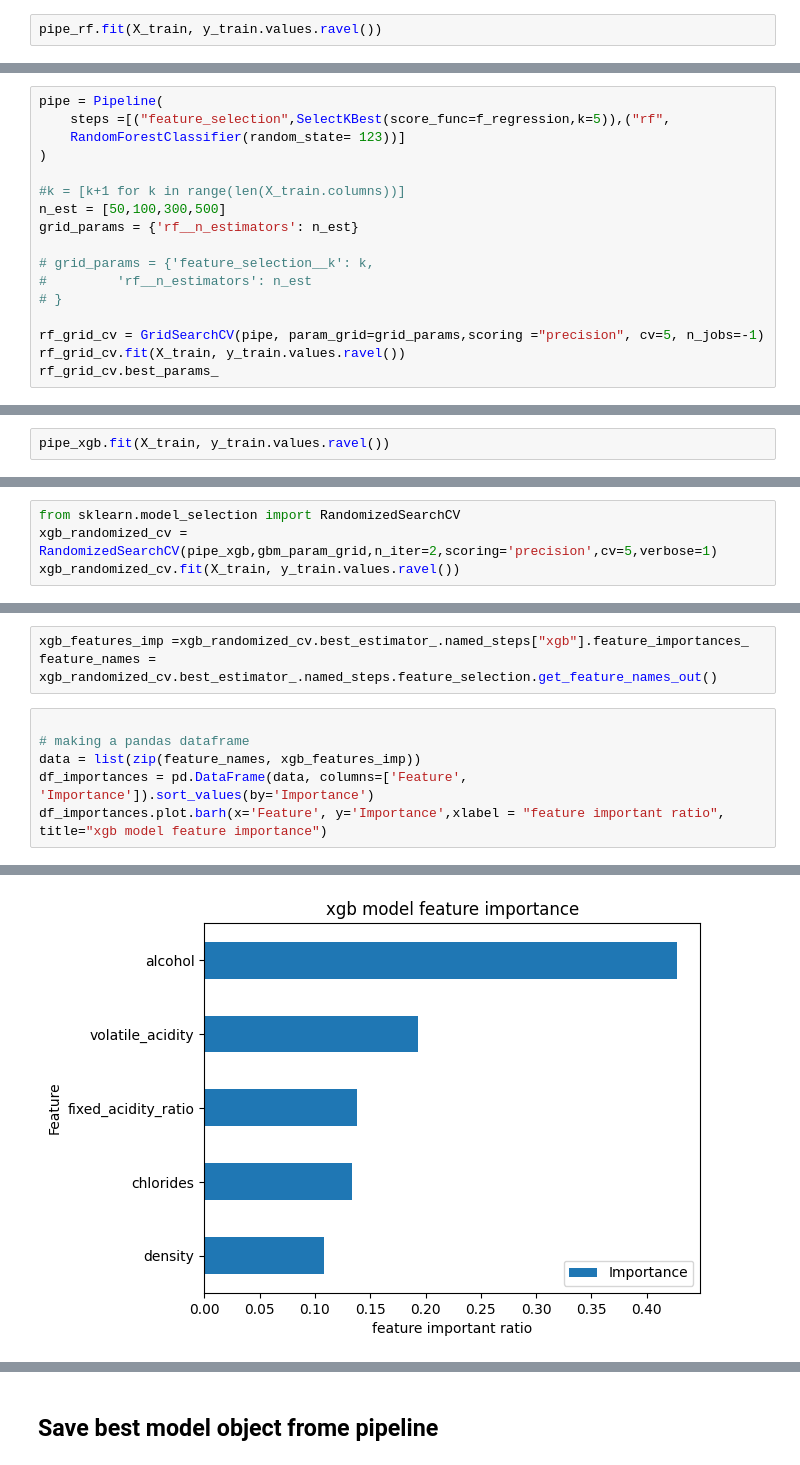
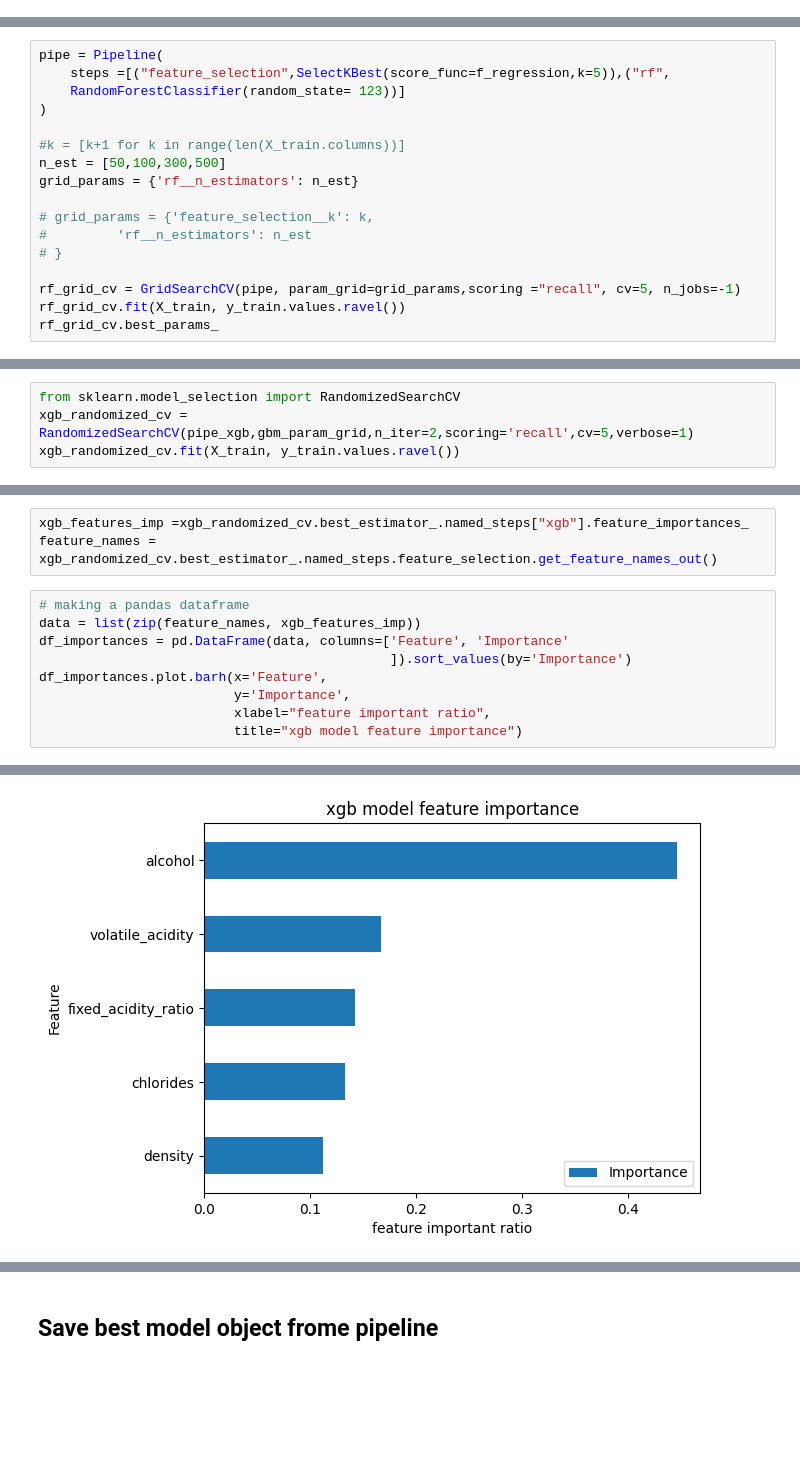
Before and after one commit to Gardenialover/Capstone_Two_Project, a Jupyter notebook: notebooks/modeling.ipynb, the cells around one changed output, grey strips where cells are left out. Drawn from its saved outputs; the diff is of its cells as text; blank space fills up the shorter version.

Commit message:
update modeling
trim the notebook for better organization

```diff
--- a/notebooks/modeling.ipynb
+++ b/notebooks/modeling.ipynb
@@ -229,5 +199,3 @@ pipe_rf = Pipeline(
     steps =[("feature_selection",SelectKBest(score_func=f_regression,k=5)),("rf",
     RandomForestClassifier(random_state= 123))]
 )
-# %%
-pipe_rf.fit(X_train, y_train.values.ravel())
@@ -277,7 +213,7 @@ grid_params = {'rf__n_estimators': n_est}
 #         'rf__n_estimators': n_est
 # }
 
-rf_grid_cv = GridSearchCV(pipe, param_grid=grid_params,scoring ="precision", cv=5, n_jobs=-1)
+rf_grid_cv = GridSearchCV(pipe, param_grid=grid_params,scoring ="recall", cv=5, n_jobs=-1)
 rf_grid_cv.fit(X_train, y_train.values.ravel())
 rf_grid_cv.best_params_
 # %% [output]
@@ -336,5 +292,3 @@ pipe_xgb = Pipeline(
     steps =[("feature_selection",SelectKBest(score_func=f_regression,k=5)),("xgb",
     XGBClassifier(objective='binary:logistic',learning_rate=0.1 , n_estimators=300, random_state=123))]
 )
-# %%
-pipe_xgb.fit(X_train, y_train.values.ravel())
@@ -411,7 +302,7 @@ gbm_param_grid = {
 }
 # %%
 from sklearn.model_selection import RandomizedSearchCV
-xgb_randomized_cv = RandomizedSearchCV(pipe_xgb,gbm_param_grid,n_iter=2,scoring='precision',cv=5,verbose=1)
+xgb_randomized_cv = RandomizedSearchCV(pipe_xgb,gbm_param_grid,n_iter=2,scoring='recall',cv=5,verbose=1)
 xgb_randomized_cv.fit(X_train, y_train.values.ravel())
 # %% [output]
 Fitting 5 folds for each of 2 candidates, totalling 10 fits
@@ -442,13 +333,16 @@ xgb_randomized_cv.best_params_
 xgb_features_imp =xgb_randomized_cv.best_estimator_.named_steps["xgb"].feature_importances_
 feature_names = xgb_randomized_cv.best_estimator_.named_steps.feature_selection.get_feature_names_out()
 # %%
-
 # making a pandas dataframe
 data = list(zip(feature_names, xgb_features_imp))
-df_importances = pd.DataFrame(data, columns=['Feature', 'Importance']).sort_values(by='Importance')
-df_importances.plot.barh(x='Feature', y='Importance',xlabel = "feature important ratio", title="xgb model feature importance")
+df_importances = pd.DataFrame(data, columns=['Feature', 'Importance'
+                                             ]).sort_values(by='Importance')
+df_importances.plot.barh(x='Feature',
+                         y='Importance',
+                         xlabel="feature important ratio",
+                         title="xgb model feature importance")
 # %% [output]
 <Axes: title={'center': 'xgb model feature importance'}, xlabel='feature important ratio', ylabel='Feature'>
-[figure, old version]
+[figure, new version]
 # %%
 cv_xgb= cross_validate(xgb_randomized_cv.best_estimator_, X_train, y_train,
```
Also changed, not shown: parts of 68 cells of this notebook.
